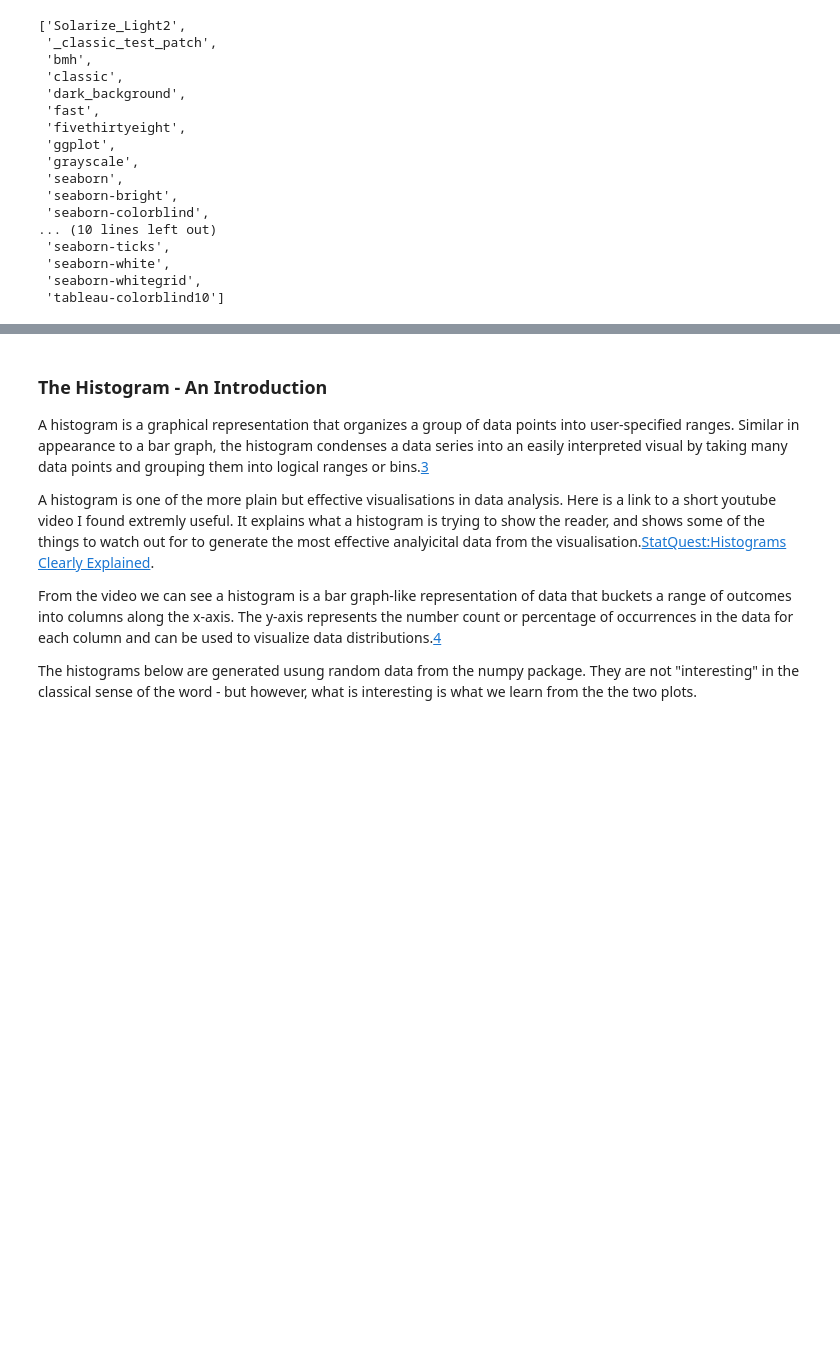
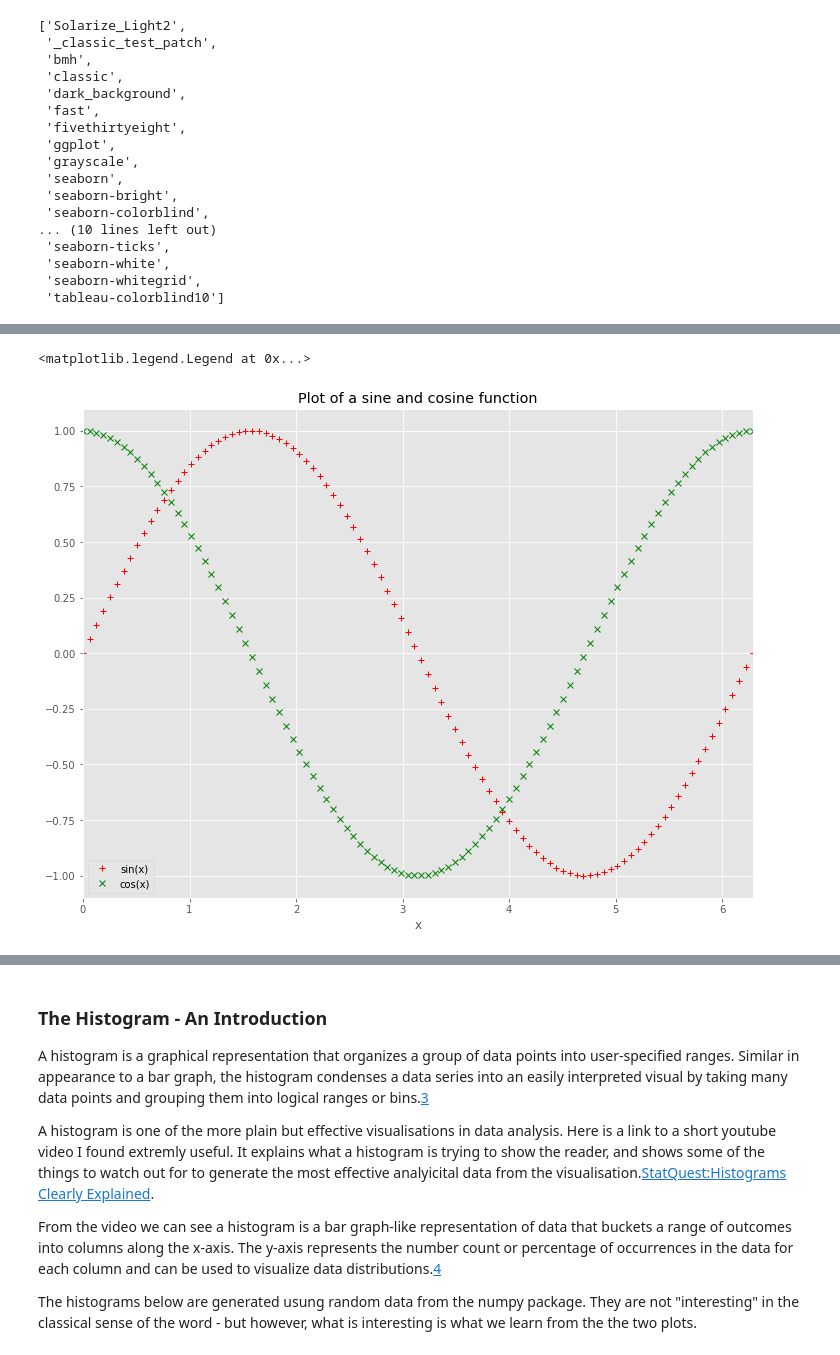
Before and after one commit to Lynch08/Fundementals_Of_Data_Analysis, a Jupyter notebook: pyplot.ipynb, the cells around one changed output, grey strips where cells are left out. Cells and saved outputs as stored; diff of their text form; code cells hidden in the pictures; blank space fills up the shorter version.

```diff
--- a/pyplot.ipynb
+++ b/pyplot.ipynb
@@ -113,0 +130,30 @@ plt.style.available
+# %%
+# Generates an array of cos(x) values
+y1 = np.cos(x)
+
+# Produces the figure
+plt.figure(figsize = (12,9))
+
+# Adds a grid
+plt.grid(True)
+
+# Adds a title
+plt.title("Plot of a sine and cosine function")
+
+# Adds label for the x-axis
+plt.xlabel("x")
+
+# Defines a region along the x-axis to be displayed
+plt.xlim(0,2*np.pi)
+
+# Plots the sine function with red + signs and defines a legend label
+plt.plot(x,y,'r+',label="sin(x)")
+
+# Plots the cos function with green crosses and defines a legend label
+plt.plot(x,y1,'gx',label="cos(x)")
+
+# Adds a legend in the best position
+plt.legend(loc='best')
+# %% [output]
+<matplotlib.legend.Legend at 0x...>
+[figure, added]
```
Also changed, not shown: parts of 39 cells of this notebook.
